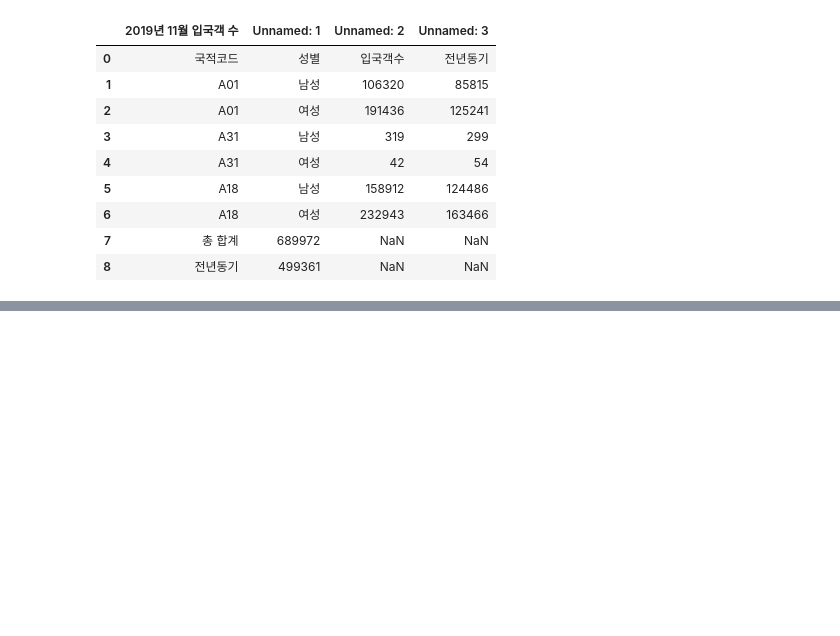
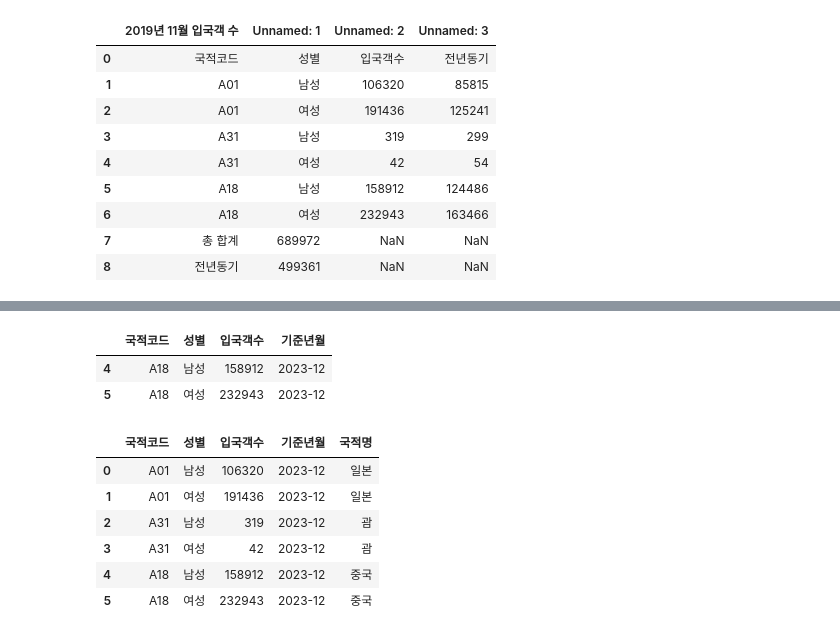
Before and after one commit to Koeyh/bigdata-analysis-2024, a Jupyter notebook: day01/da01_pandas_basic.ipynb, the cells around one changed output, grey strips where cells are left out. Cells and saved outputs as stored; diff of their text form; code cells hidden in the pictures; blank space fills up the shorter version.

```diff
--- a/day01/da01_pandas_basic.ipynb
+++ b/day01/da01_pandas_basic.ipynb
@@ -257,0 +274,3 @@ df_csv
+# %%
+df_csv = pd.read_csv('./data/sample_1.csv', encoding='utf-8', header=1, skipfooter=2, engine='python' ,usecols=[0,1,2])
+df_csv
@@ -257,0 +349,3 @@ df_csv
+# %%
+# 모두 다른 데이터를 할당가능
+df_csv['기준년월'] = ['2023-10', '2023-11','2023-12','2024-01','2024-02','2024-03']
@@ -257,0 +362,3 @@ df_csv
+# %%
+## 하나의 데이터로 통일
+df_csv['기준년월'] = '2023-12'
@@ -257,0 +432,19 @@ df_csv
+# %%
+## 위 필터링의 반대 조건
+df_csv[df_csv['국적코드'].isin(['A01', 'A31']) == False]
+# %% [output]
+|  | 국적코드 | 성별 | 입국객수 | 기준년월 |
+| 4 | A18 | 남성 | 158912 | 2023-12 |
+| 5 | A18 | 여성 | 232943 | 2023-12 |
+# %%
+# 데이터프레임 df에 새 컬럼 생성
+df_csv['국적명'] = ['일본', '일본', '괌', '괌', '중국', '중국']
+df_csv
+# %% [output]
+|  | 국적코드 | 성별 | 입국객수 | 기준년월 | 국적명 |
+| 0 | A01 | 남성 | 106320 | 2023-12 | 일본 |
+| 1 | A01 | 여성 | 191436 | 2023-12 | 일본 |
+| 2 | A31 | 남성 | 319 | 2023-12 | 괌 |
+| 3 | A31 | 여성 | 42 | 2023-12 | 괌 |
+| 4 | A18 | 남성 | 158912 | 2023-12 | 중국 |
+| 5 | A18 | 여성 | 232943 | 2023-12 | 중국 |
```
Also changed, not shown: parts of 32 cells of this notebook, 1 other file.
